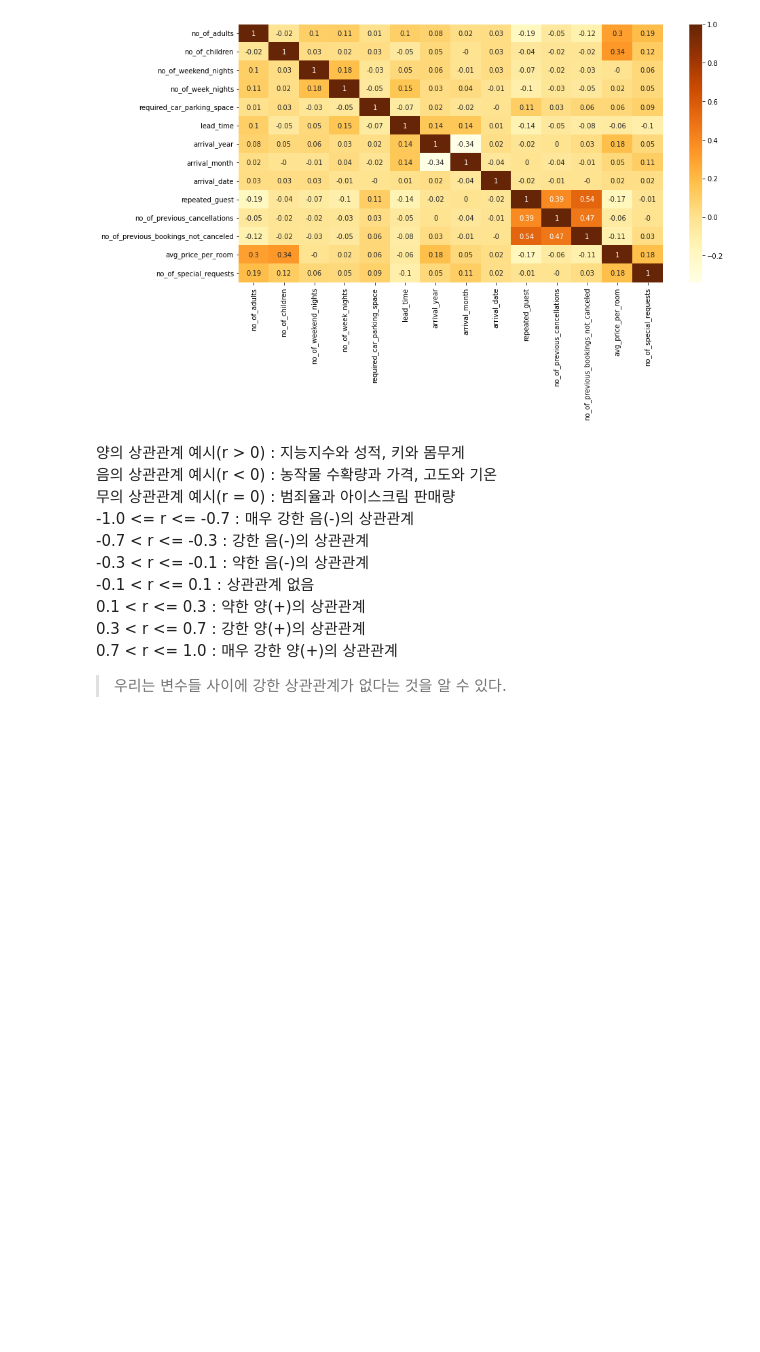
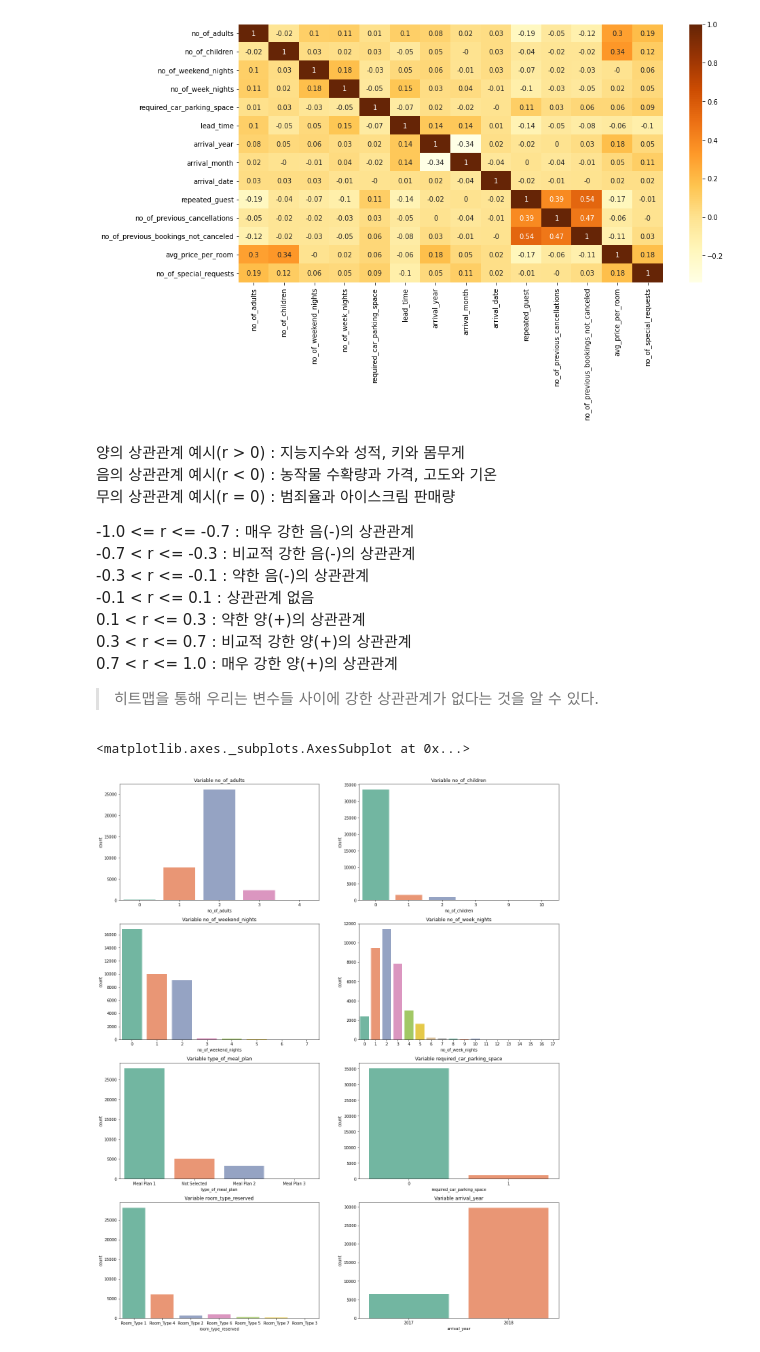
Before and after one commit to god05212/-, a Jupyter notebook: 고객이_호텔예약을_취소할지_예측하기.ipynb, the cells around one changed output. Cells and saved outputs as stored; diff of their text form; code cells hidden in the pictures; blank space fills up the shorter version.

```diff
--- a/고객이_호텔예약을_취소할지_예측하기.ipynb
+++ b/고객이_호텔예약을_취소할지_예측하기.ipynb
@@ -90,12 +90,50 @@ sns.heatmap(correlation, annot = True, cmap = 'YlOrBr')
 양의 상관관계 예시(r > 0) : 지능지수와 성적, 키와 몸무게
 음의 상관관계 예시(r < 0) : 농작물 수확량과 가격, 고도와 기온
 무의 상관관계 예시(r = 0) : 범죄율과 아이스크림 판매량
+
 -1.0 <= r <= -0.7 : 매우 강한 음(-)의 상관관계
--0.7 < r <= -0.3 : 강한 음(-)의 상관관계
+-0.7 < r <= -0.3 : 비교적 강한 음(-)의 상관관계
 -0.3 < r <= -0.1 : 약한 음(-)의 상관관계
 -0.1 < r <= 0.1 : 상관관계 없음
 0.1 < r <= 0.3 : 약한 양(+)의 상관관계
-0.3 < r <= 0.7 : 강한 양(+)의 상관관계
+0.3 < r <= 0.7 : 비교적 강한 양(+)의 상관관계
 0.7 < r <= 1.0 : 매우 강한 양(+)의 상관관계
 
-> 우리는 변수들 사이에 강한 상관관계가 없다는 것을 알 수 있다.
+> 히트맵을 통해 우리는 변수들 사이에 강한 상관관계가 없다는 것을 알 수 있다.
+# %%
+plt.figure(figsize = (20,25))
+
+plt.subplot(4,2,1)
+plt.gca().set_title('Variable no_of_adults')
+sns.countplot(x = 'no_of_adults', palette = 'Set2', data = df)
+
+plt.subplot(4,2,2)
+plt.gca().set_title('Variable no_of_children')
+sns.countplot(x = 'no_of_children', palette = 'Set2', data = df)
+
+plt.subplot(4,2,3)
+plt.gca().set_title('Variable no_of_weekend_nights')
+sns.countplot(x = 'no_of_weekend_nights', palette = 'Set2', data = df)
+
+plt.subplot(4,2,4)
+plt.gca().set_title('Variable no_of_week_nights')
+sns.countplot(x = 'no_of_week_nights', palette = 'Set2', data = df)
+
+plt.subplot(4,2,5)
+plt.gca().set_title('Variable type_of_meal_plan')
+sns.countplot(x = 'type_of_meal_plan', palette = 'Set2', data = df)
+
+plt.subplot(4,2,6)
+plt.gca().set_title('Variable required_car_parking_space')
+sns.countplot(x = 'required_car_parking_space', palette = 'Set2', data = df)
+
+plt.subplot(4,2,7)
+plt.gca().set_title('Variable room_type_reserved')
+sns.countplot(x = 'room_type_reserved', palette = 'Set2', data = df)
+
+plt.subplot(4,2,8)
+plt.gca().set_title('Variable arrival_year')
+sns.countplot(x = 'arrival_year', palette = 'Set2', data = df)
+# %% [output]
+<matplotlib.axes._subplots.AxesSubplot at 0x...>
+[figure, added]
```
Also changed, not shown: parts of 1 cell of this notebook.
